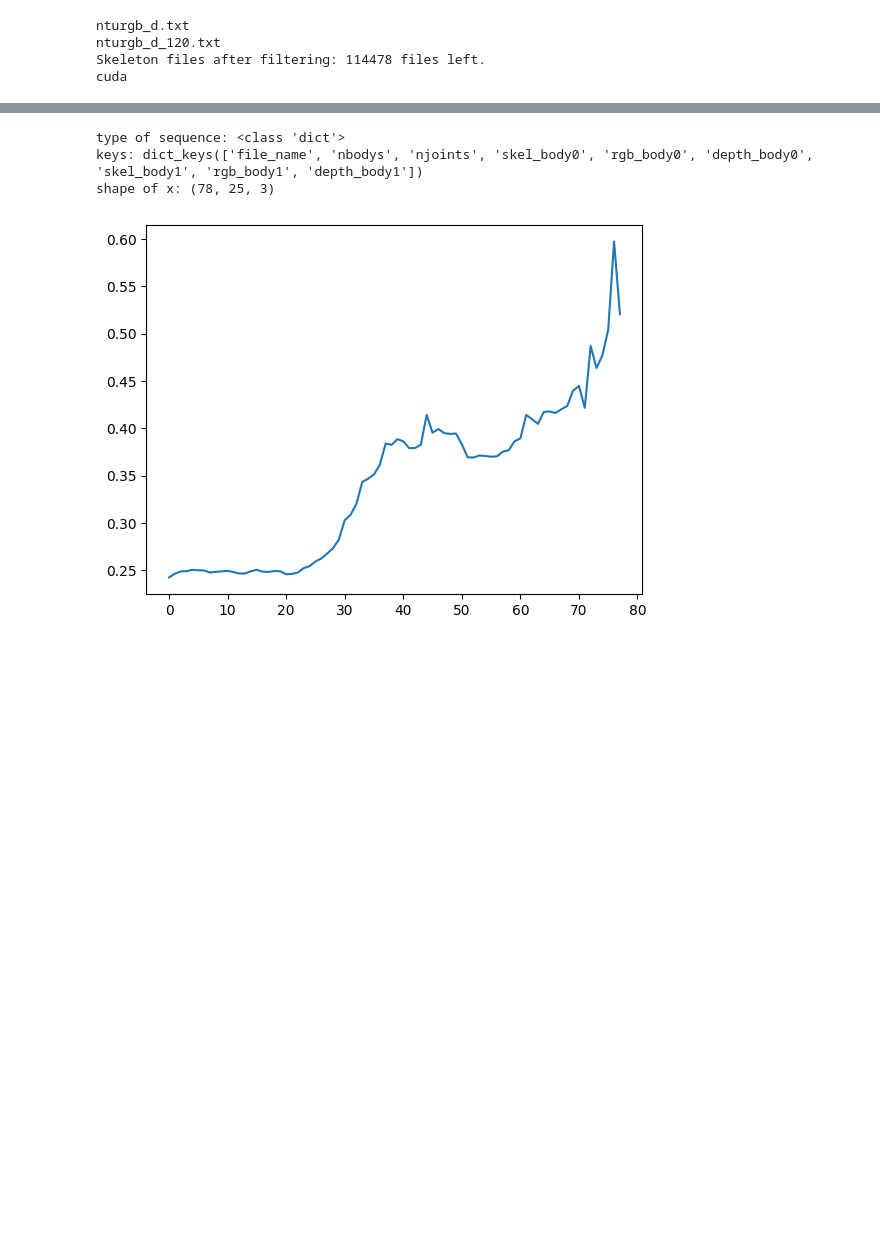
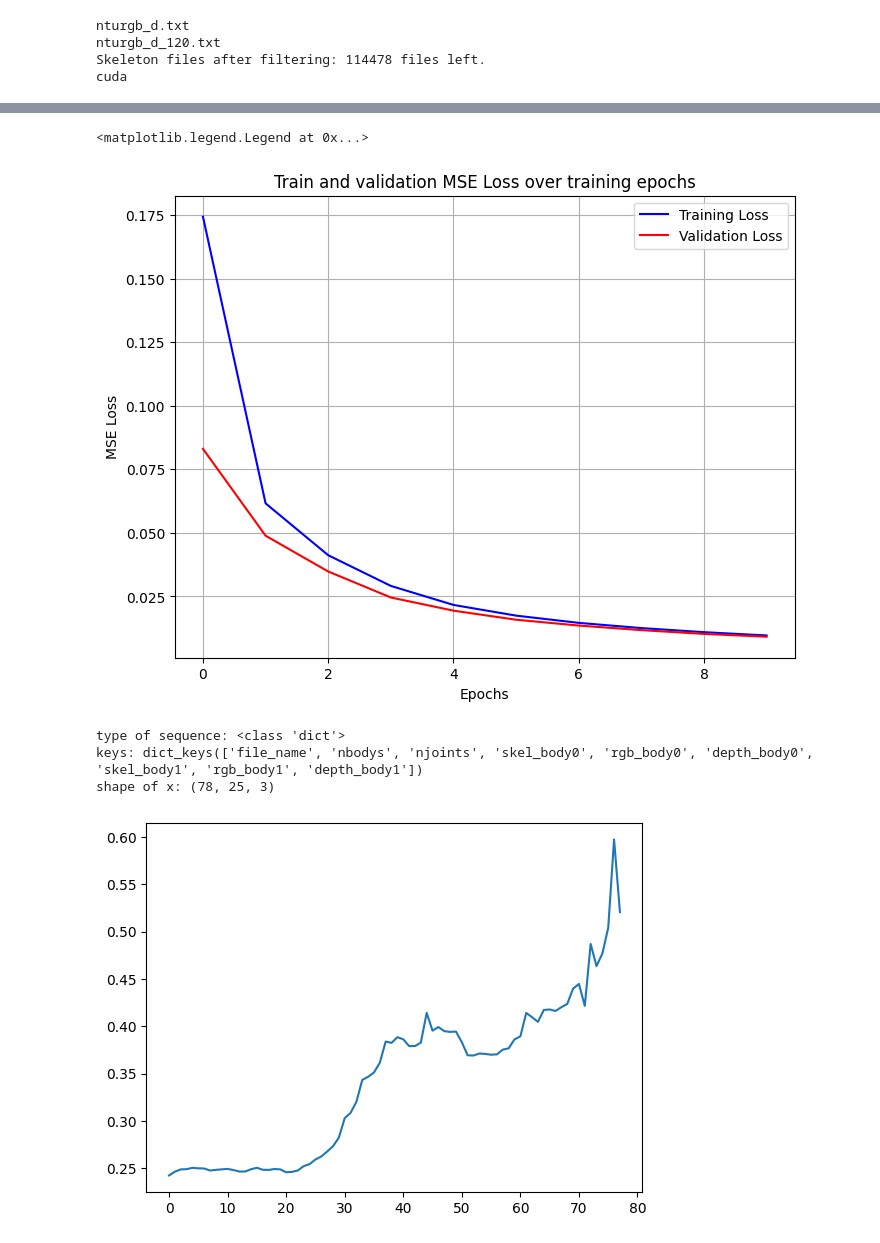
Before and after one commit to kaseris/skelcast, a Jupyter notebook: notebooks/experiments.ipynb, the cells around one changed output, grey strips where cells are left out. Drawn from its saved outputs; the diff is of its cells as text; code cells hidden in the pictures; blank space fills up the shorter version.

```diff
--- a/notebooks/experiments.ipynb
+++ b/notebooks/experiments.ipynb
@@ -98,0 +99,15 @@ Epoch: 2/10 - Batch: 355/356 - Current Training Loss: 0.06198304405724499414928
+# %%
+import matplotlib.pyplot as plt
+
+# Run in 115m 21s 200ms
+plt.figure(figsize=(8, 6))
+plt.plot(train_loss_history, color='blue')
+plt.plot(val_loss_history, color='red')
+plt.xlabel('Epochs')
+plt.ylabel('MSE Loss')
+plt.grid()
+plt.title('Train and validation MSE Loss over training epochs')
+plt.legend(['Training Loss', 'Validation Loss'])
+# %% [output]
+<matplotlib.legend.Legend at 0x...>
+[figure, added]
```
Also changed, not shown: parts of 3 cells of this notebook, 4 other files.
